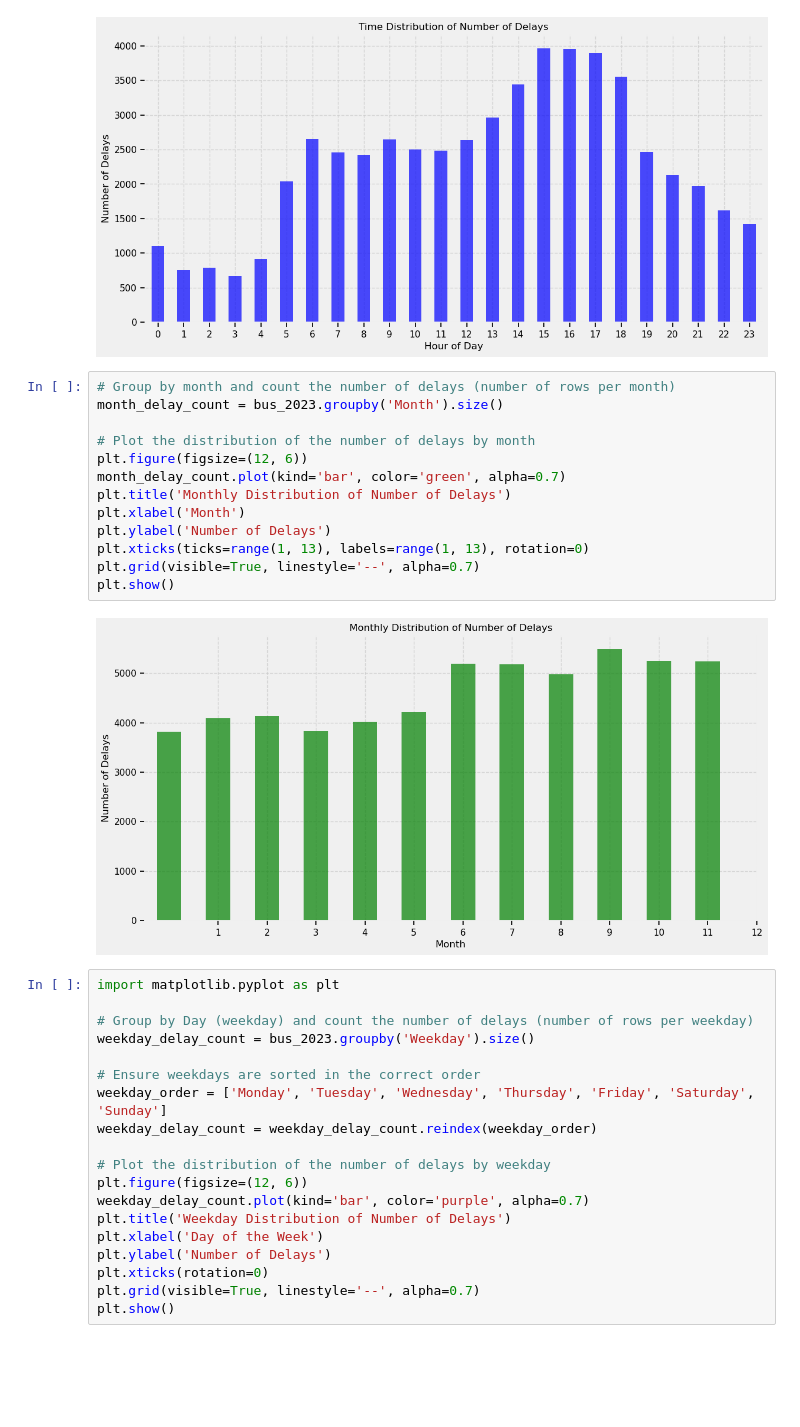
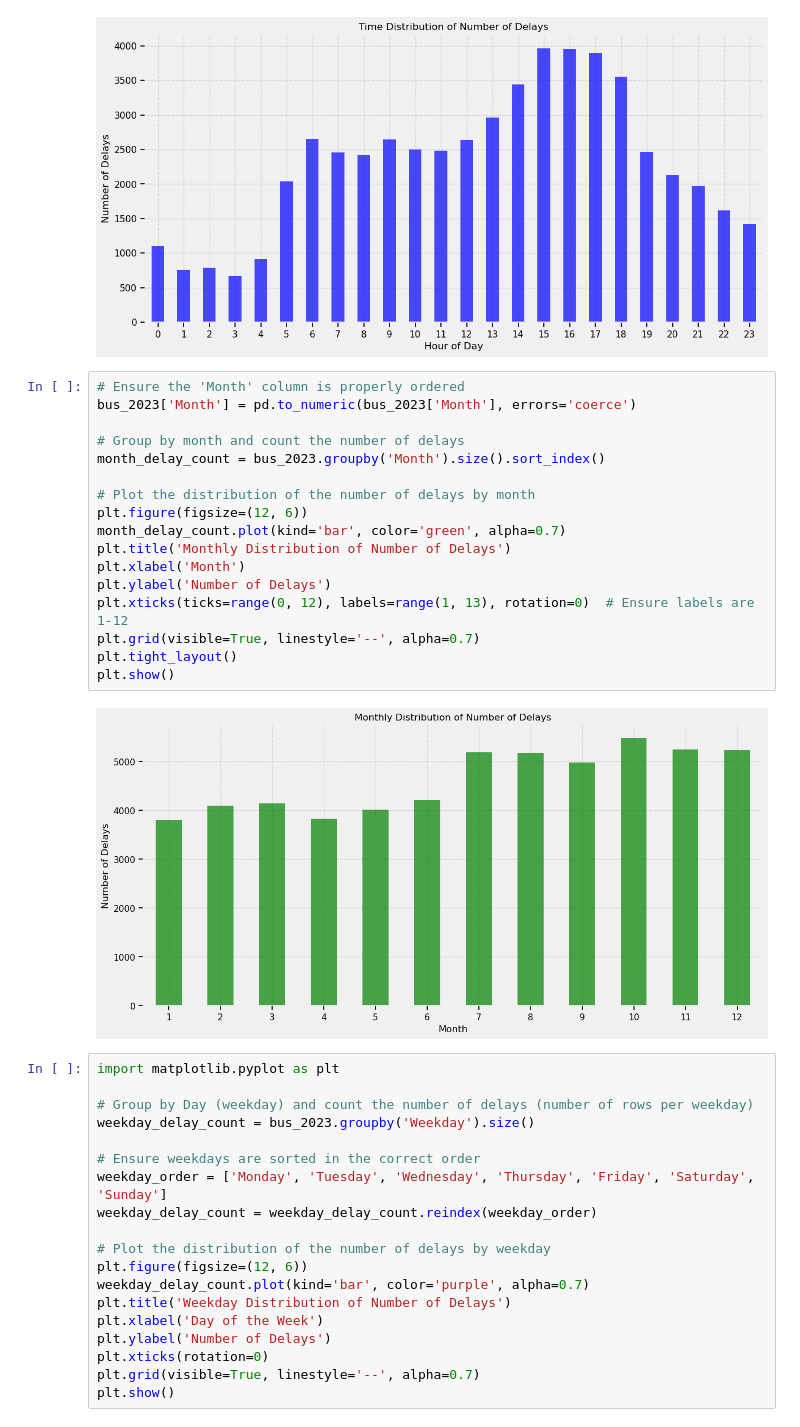
Before and after one commit to roman12b/Big_Project_TTC_Delays, a Jupyter notebook: bus_delay.ipynb, the cells around one changed output. Cells and saved outputs as stored; diff of their text form; blank space fills up the shorter version.

```diff
--- a/bus_delay.ipynb
+++ b/bus_delay.ipynb
@@ -356,21 +356,25 @@ plt.grid(visible=True, linestyle='--', alpha=0.7)
 plt.show()
 # %% [output]
 [figure]
-# %%
-# Group by month and count the number of delays (number of rows per month)
-month_delay_count = bus_2023.groupby('Month').size()
-
-# Plot the distribution of the number of delays by month
-plt.figure(figsize=(12, 6))
-month_delay_count.plot(kind='bar', color='green', alpha=0.7)
-plt.title('Monthly Distribution of Number of Delays')
-plt.xlabel('Month')
-plt.ylabel('Number of Delays')
-plt.xticks(ticks=range(1, 13), labels=range(1, 13), rotation=0)
-plt.grid(visible=True, linestyle='--', alpha=0.7)
-plt.show()
-# %% [output]
-[figure, removed]
+# %%
+# Ensure the 'Month' column is properly ordered
+bus_2023['Month'] = pd.to_numeric(bus_2023['Month'], errors='coerce')
+
+# Group by month and count the number of delays
+month_delay_count = bus_2023.groupby('Month').size().sort_index()
+
+# Plot the distribution of the number of delays by month
+plt.figure(figsize=(12, 6))
+month_delay_count.plot(kind='bar', color='green', alpha=0.7)
+plt.title('Monthly Distribution of Number of Delays')
+plt.xlabel('Month')
+plt.ylabel('Number of Delays')
+plt.xticks(ticks=range(0, 12), labels=range(1, 13), rotation=0)  # Ensure labels are 1-12
+plt.grid(visible=True, linestyle='--', alpha=0.7)
+plt.tight_layout()
+plt.show()
+# %% [output]
+[figure, added]
 # %%
 import matplotlib.pyplot as plt
 
```
Also changed, not shown: parts of 2 cells of this notebook.
